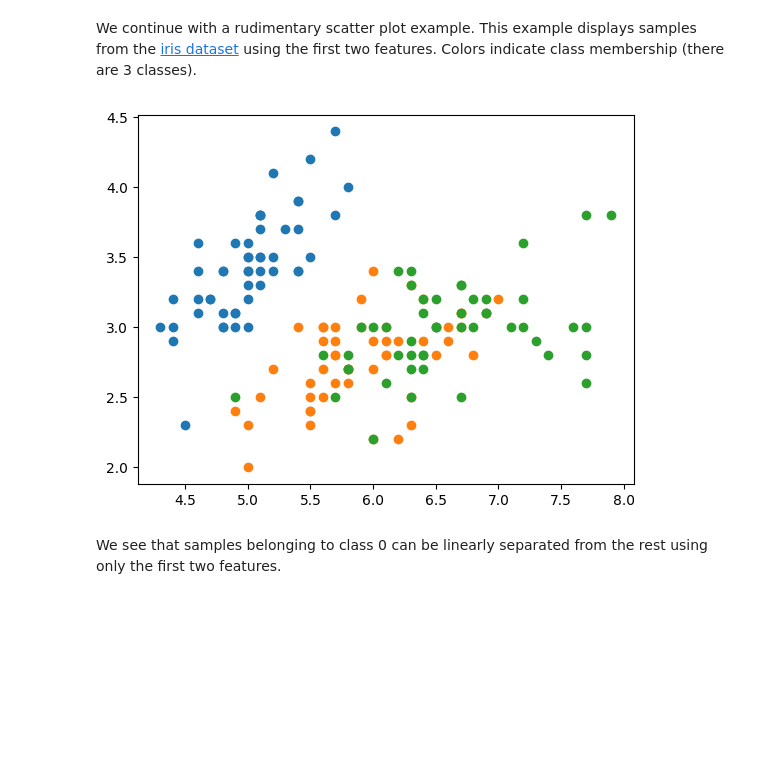
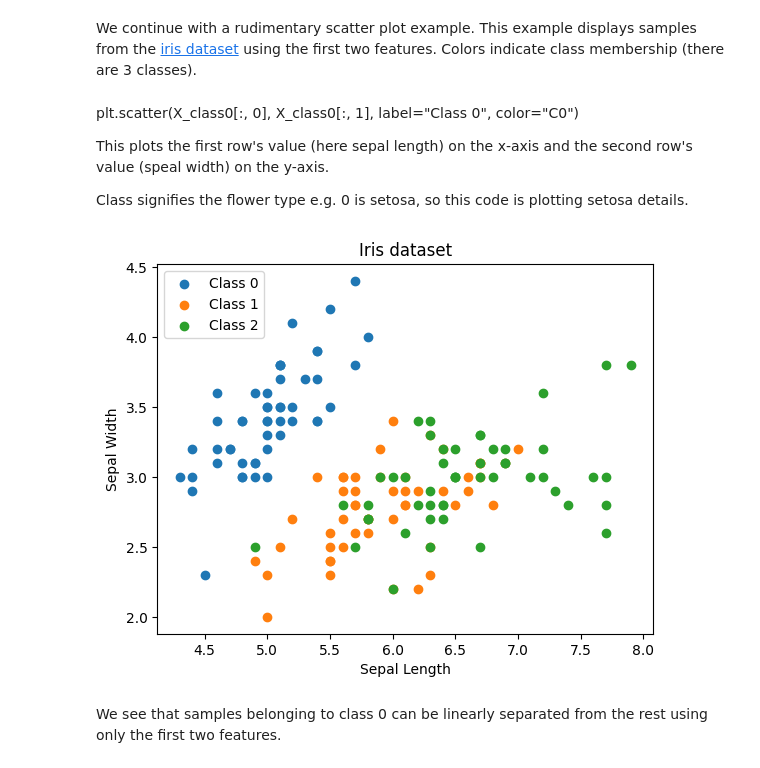
Before and after one commit to crewsp-gitz/PythonLearning, a Jupyter notebook: notebooks/01_python_basics.ipynb, the cells around one changed output. Saved outputs shown, nothing was run; the diff lists cells and outputs as text; code cells hidden in the pictures; blank space fills up the shorter version.

```diff
--- a/notebooks/01_python_basics.ipynb
+++ b/notebooks/01_python_basics.ipynb
@@ -586,21 +634,31 @@ plt.show()
 [figure]
 # %% [markdown]
 We continue with a rudimentary scatter plot example. This example displays samples from the [iris dataset](https://scikit-learn.org/stable/modules/generated/sklearn.datasets.load_iris.html) using the first two features. Colors indicate class membership (there are 3 classes).
+# %% [markdown]
+plt.scatter(X_class0[:, 0], X_class0[:, 1], label="Class 0", color="C0")
+
+This plots the first row's value (here sepal length) on the x-axis and the second row's value (speal width) on the y-axis.
+
+Class signifies the flower type e.g. 0 is setosa, so this code is plotting setosa details.
 # %%
 from sklearn.datasets import load_iris
 X, y = load_iris(return_X_y=True)
 
 X_class0 = X[y == 0]
 X_class1 = X[y == 1]
 X_class2 = X[y == 2]
 
 plt.figure()
 plt.scatter(X_class0[:, 0], X_class0[:, 1], label="Class 0", color="C0")
 plt.scatter(X_class1[:, 0], X_class1[:, 1], label="Class 1", color="C1")
 plt.scatter(X_class2[:, 0], X_class2[:, 1], label="Class 2", color="C2")
+plt.xlabel("Sepal Length")
+plt.ylabel("Sepal Width")
+plt.title("Iris dataset")
+plt.legend(loc="upper left")
 plt.show()
 # %% [output]
-[figure, old version]
+[figure, new version]
 # %% [markdown]
 We see that samples belonging to class 0 can be linearly separated from the rest using only the first two features.
 # %% [markdown]
```
Also changed, not shown: parts of 6 cells of this notebook.
